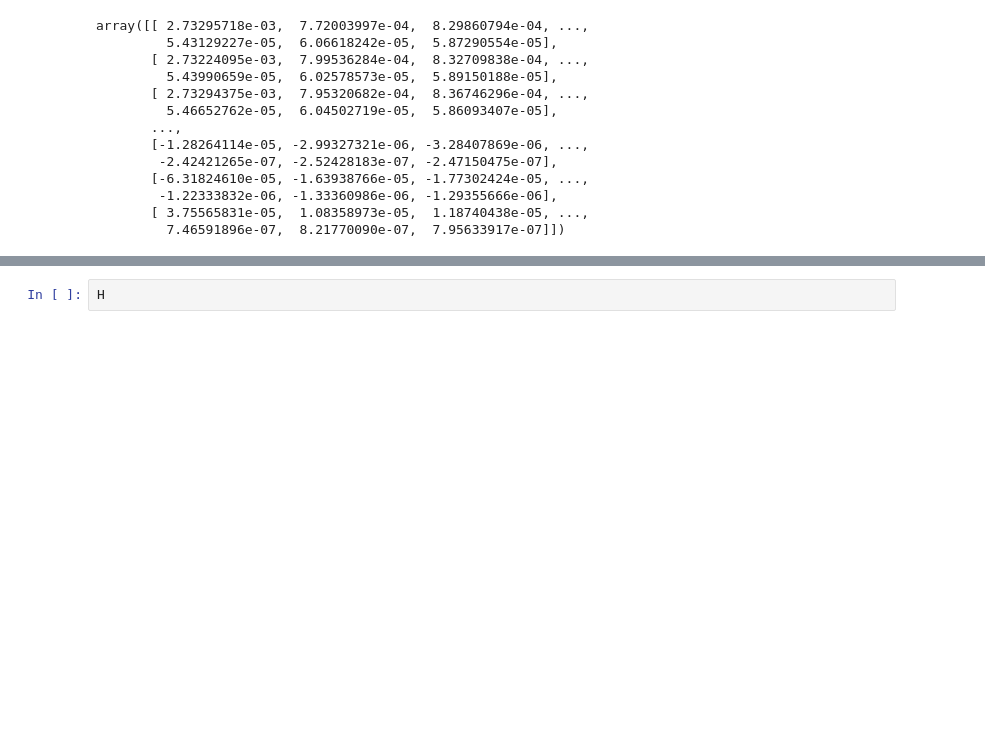
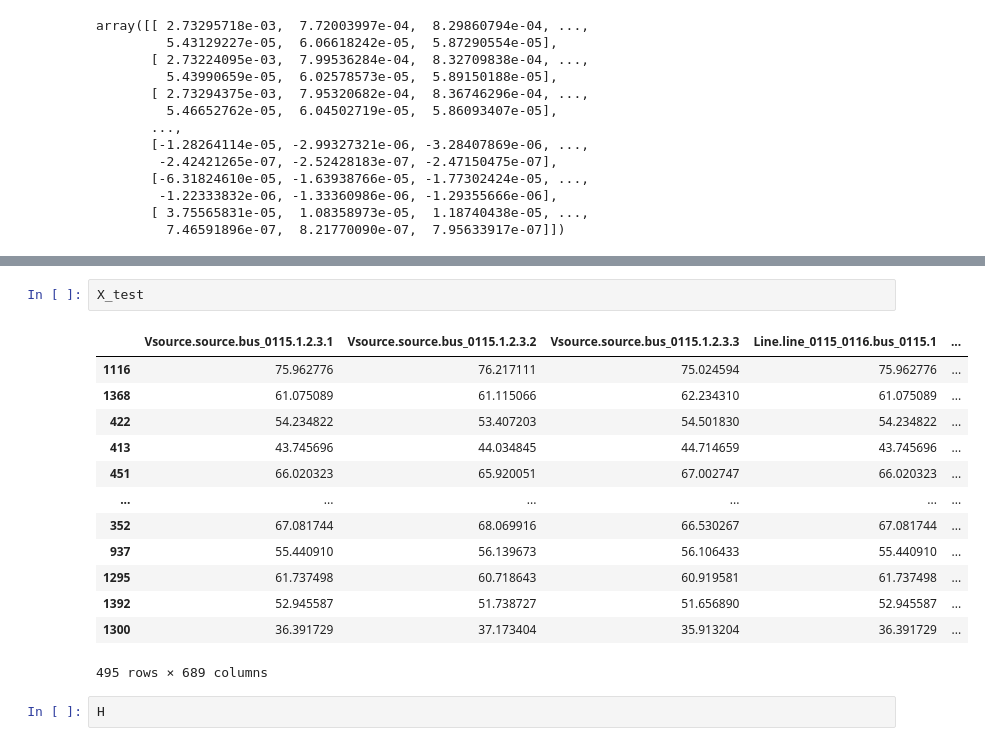
Before and after one commit to byronacunia/Linear, a Jupyter notebook: Linear.ipynb, the cells around one changed output, grey strips where cells are left out. Cells and saved outputs as stored; diff of their text form; blank space fills up the shorter version.

```diff
--- a/Linear.ipynb
+++ b/Linear.ipynb
@@ -63,3 +106,19 @@ array([[ 2.73295718e-03,  7.72003997e-04,  8.29860794e-04, ...,
+# %%
+X_test
+# %% [output]
+|  | Vsource.source.bus_0115.1.2.3.1 | Vsource.source.bus_0115.1.2.3.2 | Vsource.source.bus_0115.1.2.3.3 | Line.line_0115_0116.bus_0115.1 | ... |
+| 1116 | 75.962776 | 76.217111 | 75.024594 | 75.962776 | ... |
+| 1368 | 61.075089 | 61.115066 | 62.234310 | 61.075089 | ... |
+| 422 | 54.234822 | 53.407203 | 54.501830 | 54.234822 | ... |
+| 413 | 43.745696 | 44.034845 | 44.714659 | 43.745696 | ... |
+| 451 | 66.020323 | 65.920051 | 67.002747 | 66.020323 | ... |
+| ... | ... | ... | ... | ... | ... |
+| 352 | 67.081744 | 68.069916 | 66.530267 | 67.081744 | ... |
+| 937 | 55.440910 | 56.139673 | 56.106433 | 55.440910 | ... |
+| 1295 | 61.737498 | 60.718643 | 60.919581 | 61.737498 | ... |
+| 1392 | 52.945587 | 51.738727 | 51.656890 | 52.945587 | ... |
+| 1300 | 36.391729 | 37.173404 | 35.913204 | 36.391729 | ... |
+495 rows × 689 columns
 # %%
 H
 # %% [output]
```
Also changed, not shown: parts of 9 cells of this notebook.
